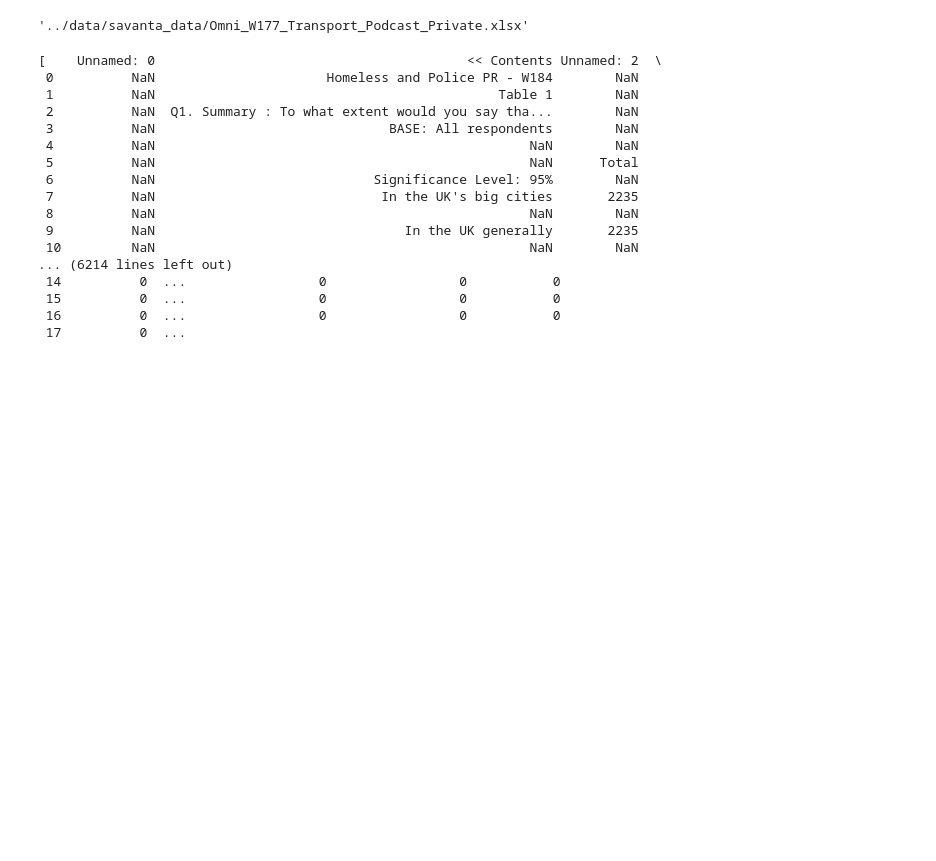
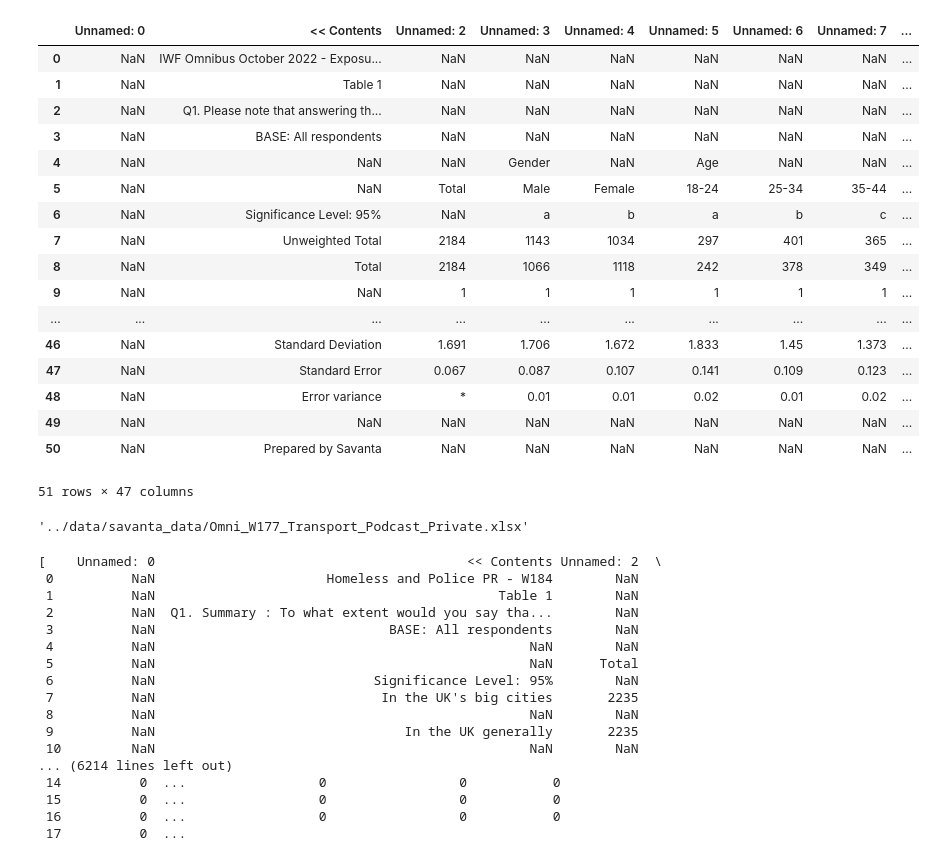
Before and after one commit to andrewcboardman/polling-report-chat, a Jupyter notebook: src/parse_excel.ipynb, the cells around one changed output. Saved outputs shown, nothing was run; the diff lists cells and outputs as text; code cells hidden in the pictures; blank space fills up the shorter version.

```diff
--- a/src/parse_excel.ipynb
+++ b/src/parse_excel.ipynb
@@ -59,3 +37,24 @@ Reading sheet 84 for ../data/savanta_data/P035983-wtd_Tables_20240118_Private1.x
+# %%
+df.drop('Unnamed: 0', axis=1, inplace=True)
+# %% [output]
+|  | Unnamed: 0 | << Contents | Unnamed: 2 | Unnamed: 3 | Unnamed: 4 | Unnamed: 5 | Unnamed: 6 | Unnamed: 7 | ... |
+| 0 | NaN | IWF Omnibus October 2022 - Exposu... | NaN | NaN | NaN | NaN | NaN | NaN | ... |
+| 1 | NaN | Table 1 | NaN | NaN | NaN | NaN | NaN | NaN | ... |
+| 2 | NaN | Q1. Please note that answering th... | NaN | NaN | NaN | NaN | NaN | NaN | ... |
+| 3 | NaN | BASE: All respondents | NaN | NaN | NaN | NaN | NaN | NaN | ... |
+| 4 | NaN | NaN | NaN | Gender | NaN | Age | NaN | NaN | ... |
+| 5 | NaN | NaN | Total | Male | Female | 18-24 | 25-34 | 35-44 | ... |
+| 6 | NaN | Significance Level: 95% | NaN | a | b | a | b | c | ... |
+| 7 | NaN | Unweighted Total | 2184 | 1143 | 1034 | 297 | 401 | 365 | ... |
+| 8 | NaN | Total | 2184 | 1066 | 1118 | 242 | 378 | 349 | ... |
+| 9 | NaN | NaN | 1 | 1 | 1 | 1 | 1 | 1 | ... |
+| ... | ... | ... | ... | ... | ... | ... | ... | ... | ... |
+| 46 | NaN | Standard Deviation | 1.691 | 1.706 | 1.672 | 1.833 | 1.45 | 1.373 | ... |
+| 47 | NaN | Standard Error | 0.067 | 0.087 | 0.107 | 0.141 | 0.109 | 0.123 | ... |
+| 48 | NaN | Error variance | * | 0.01 | 0.01 | 0.02 | 0.01 | 0.02 | ... |
+| 49 | NaN | NaN | NaN | NaN | NaN | NaN | NaN | NaN | ... |
+| 50 | NaN | Prepared by Savanta | NaN | NaN | NaN | NaN | NaN | NaN | ... |
+51 rows × 47 columns
 # %%
 file
 # %% [output]
```
Also changed, not shown: parts of 1 cell of this notebook, 2 other files.
